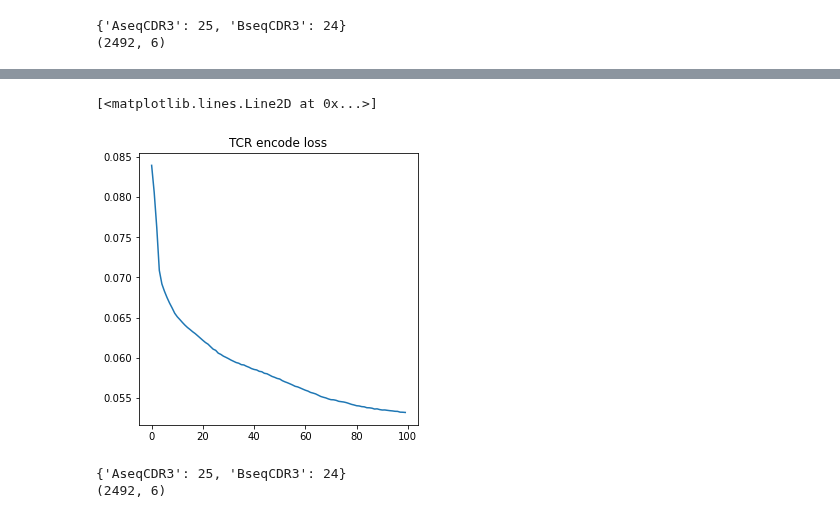
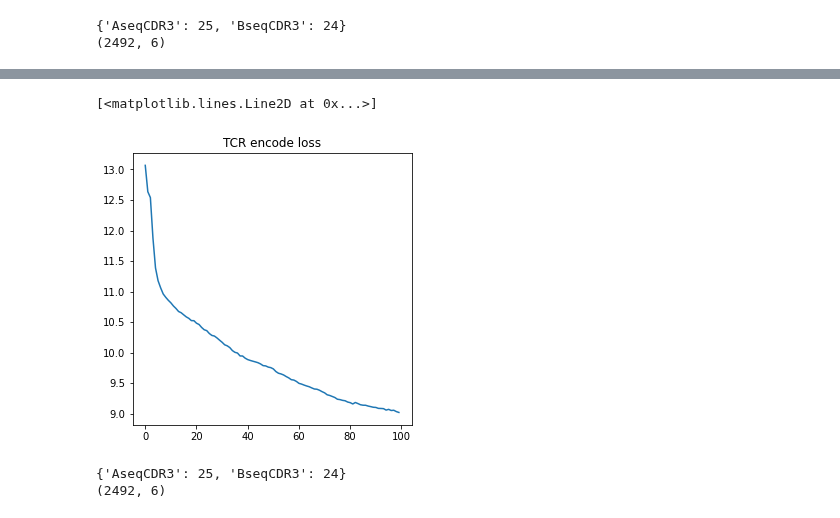
Before and after one commit to cb11711211/pMHC-TCR-binding-prediction, a Jupyter notebook: ae_encode.ipynb, the cells around one changed output, grey strips where cells are left out. Drawn from its saved outputs; the diff is of its cells as text; code cells hidden in the pictures.

Commit message:
training prediction model

```diff
--- a/ae_encode.ipynb
+++ b/ae_encode.ipynb
@@ -145,10 +146,18 @@ class TCR_autoencoder(nn.Module):
             nn.LeakyReLU(),
             nn.MaxPool1d(kernel_size=3, stride=1),
             # (batch_size, 20, 3)
+
+            nn.Conv1d(20, 20 , kernel_size=5, stride=stride, padding=padding),
+            # (batch_size, 20, 1) based on the formula for conv1d: (W + 2P - K)/S + 1 = (3 + 2*1 - 5)/2 + 1 = 1
+            nn.LeakyReLU(),
         )
 
         self.decoder = nn.Sequential(
-            # (batch_size, 20, 3)
+            # (batch_size, 20, 1)
+            nn.ConvTranspose1d(20, 20, kernel_size=5, stride=2, padding=1),
+            # (batch_size, 20, 3), based on the formula for convtranspose1d: (W−1)S−2P+F = (1-1)*2-2*1+5= 3
+            nn.LeakyReLU(),
+
             nn.ConvTranspose1d(20, 15, kernel_size=3, stride=3, padding=1),
             # (batch_size, 15, 5), based on the formula for convtranspose1d: (W−1)S−2P+F = (3-1)*3-2*1+3= 7
             nn.LeakyReLU(),
@@ -183,6 +192,7 @@ TCRData = TCR_encode_data(file_path)
 def train_autoencoder(model, train_loader, optimizer, criterion, epoch, seq_length):
     model.train()
     batch_loss = 0
+    # model_accuracy = 0
     for batch_idx, (data, _) in enumerate(train_loader):
         data = data.float()
         data = data.view(batch_size, 5, seq_length)
@@ -194,14 +204,18 @@ def train_autoencoder(model, train_loader, optimizer, criterion, epoch, seq_leng
         # TCR_encode_losses.append(loss.item())
         # sum up batch loss
         batch_loss += loss.item()
+        # update the accuracy of the model
+        # pred = output.data.max(1, keepdim=True)[1]
         loss.backward()
         optimizer.step()
         if batch_idx % 100 == 0:
             print('Train Epoch: {} [{}/{} ({:.0f}%)]\tLoss: {:.6f}'.format(
                 epoch, batch_idx * len(data), len(train_loader.dataset),
                 100. * batch_idx / len(train_loader), loss.item()))
+            # print(f"The accuracy of the model is ")
 
-    return batch_loss / len(train_loader.dataset)
+    # return batch_loss / len(train_loader.dataset)
+    return batch_loss / len(data)
 
 # parameters setting
 epochs = 100
@@ -224,6 +238,7 @@ train_loader = DataLoader(TCRData, batch_size=batch_size, shuffle=True, drop_las
 fig, ax = plt.subplots(1, 1, figsize=(5, 5))
 
 TCR_encode_losses = []
+TCR_accuracy = 0
 for epoch in range(1, epochs + 1):
     TCR_encode_loss = train_autoencoder(model, train_loader, optimizer, criterion, epoch, seq_length)
     TCR_encode_losses.append(TCR_encode_loss)
@@ -250,5 +265,5 @@ Train Epoch: 100 [1600/2492 (65%)]      Loss: 0.998067
 [<matplotlib.lines.Line2D at 0x...>]
-[figure, old version]
+[figure, new version]
 # %%
 epochs = 100
 batch_size = 16
```
Also changed, not shown: parts of 15 cells of this notebook, 1 other file.
